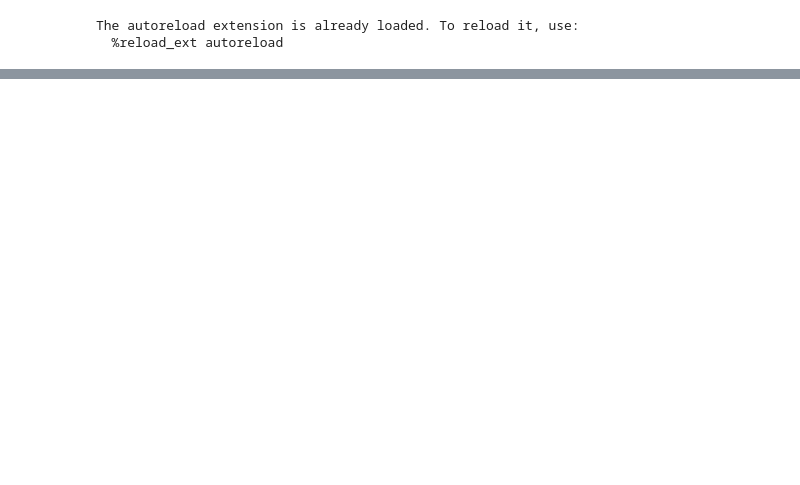
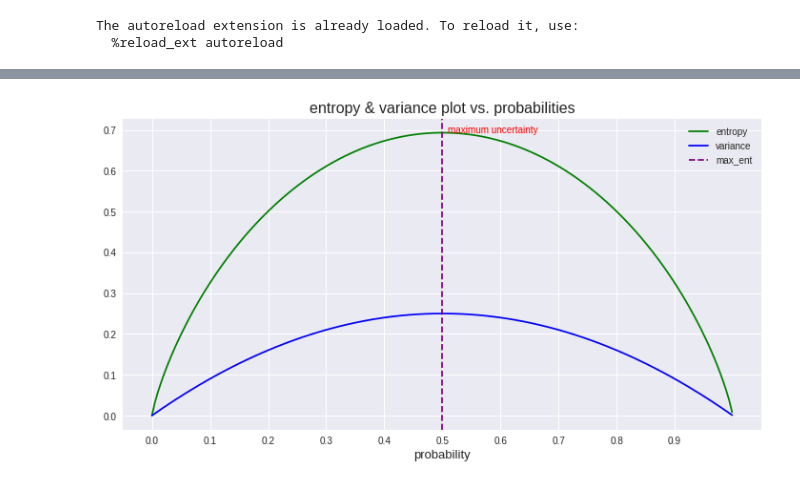
Before and after one commit to NicoleChant/MaximumEntropy, a Jupyter notebook: Maximum Entropy.ipynb, the cells around one changed output, grey strips where cells are left out. Saved outputs shown, nothing was run; the diff lists cells and outputs as text; code cells hidden in the pictures; blank space fills up the shorter version.

```diff
--- a/Maximum Entropy.ipynb
+++ b/Maximum Entropy.ipynb
@@ -31,0 +23,22 @@ iteration 3:    -0.2490454657202743     8.881784197001252e-16
+# %%
+import numpy as np
+import matplotlib.pyplot as plt
+
+xs = np.linspace(1e-10,0.999,200)
+entropy = lambda p : - p * np.log(p) - (1 - p) * np.log(1-p)
+var = lambda p : p * ( 1 - p )
+
+
+with plt.style.context('seaborn'):
+    fig , ax = plt.subplots(nrows = 1 , ncols = 1 , figsize = (12,6))
+    ax.plot(xs , entropy(xs) , color = 'green' , label = 'entropy')
+    ax.plot(xs , var(xs) , color = 'blue' , label = 'variance')
+    ax.axvline(0.5 , linestyle = '--' , color = 'purple' , label = 'max_ent')
+    ax.legend(loc=0)
+    ax.annotate(text = 'maximum uncertainty' , xy = (0.51 , entropy(0.5)) , color = 'red')
+    ax.set_xticks(np.arange(0,1,0.1))
+    ax.set_xlabel("probability" , size = 13)
+    ax.set_title("entropy & variance plot vs. probabilities" , size = 16)
+    plt.show();
+# %% [output]
+[figure, added]
```
Also changed, not shown: parts of 39 cells of this notebook.
